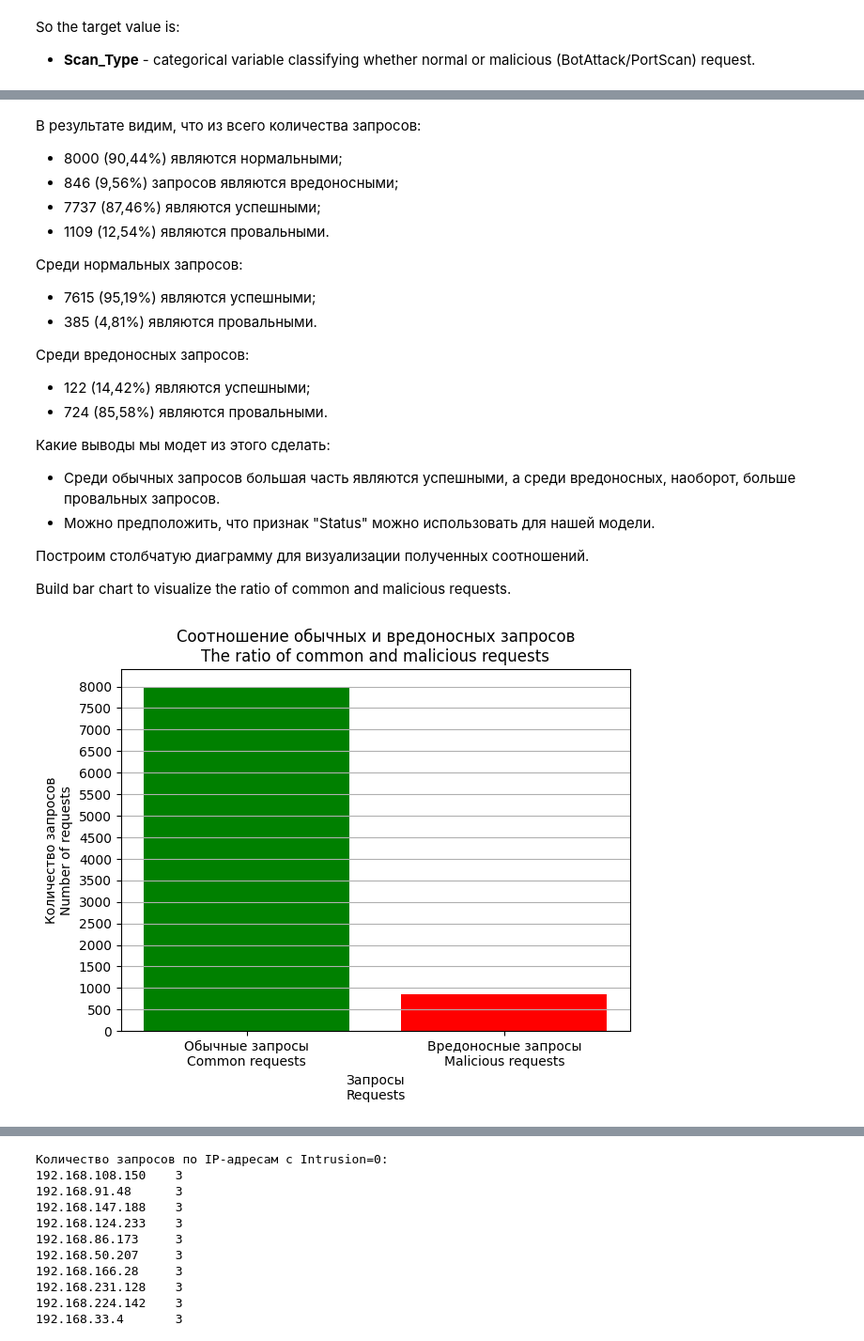
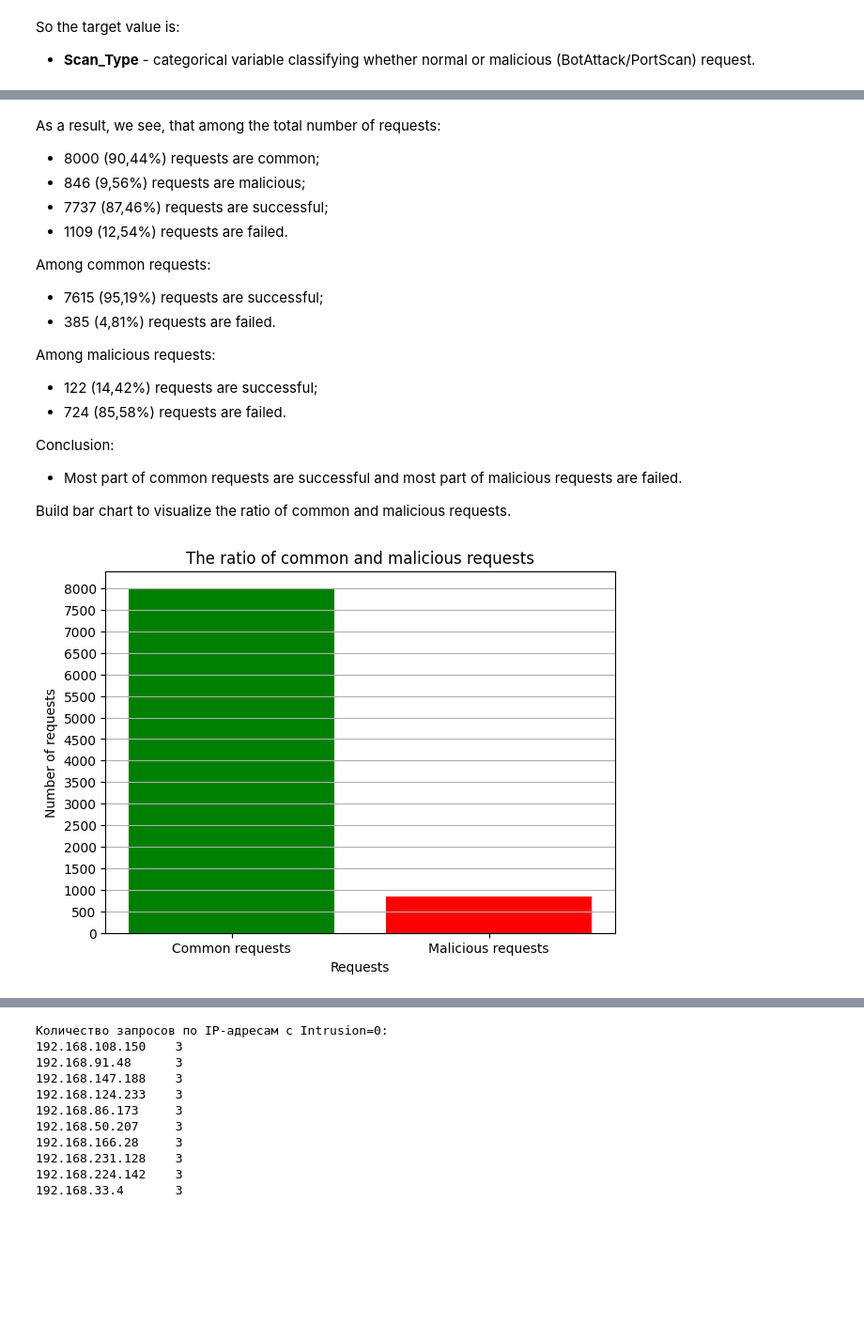
Before and after one commit to iamrus1/Intrusion-Log-Analysis, a Jupyter notebook: Intrusion detection log analysis Eng.ipynb, the cells around one changed output, grey strips where cells are left out. Shown at 94% size. Cells and saved outputs as stored; diff of their text form; code cells hidden in the pictures; blank space fills up the shorter version.

```diff
--- a/Intrusion detection log analysis Eng.ipynb
+++ b/Intrusion detection log analysis Eng.ipynb
@@ -129,38 +129,35 @@ Success    122
 Failure    724
 Name: Malicious, dtype: int64
 # %% [markdown]
-В результате видим, что из всего количества запросов:
-- 8000 (90,44%) являются нормальными;
-- 846 (9,56%) запросов являются вредоносными;
-- 7737 (87,46%) являются успешными;
-- 1109 (12,54%) являются провальными.
+As a result, we see, that among the total number of requests:
+- 8000 (90,44%) requests are common;
+- 846 (9,56%) requests are malicious;
+- 7737 (87,46%) requests are successful;
+- 1109 (12,54%) requests are failed.
 
-Среди нормальных запросов:
-- 7615 (95,19%) являются успешными;
-- 385 (4,81%) являются провальными.
+Among common requests:
+- 7615 (95,19%) requests are successful;
+- 385 (4,81%) requests are failed.
 
-Среди вредоносных запросов:
-- 122 (14,42%) являются успешными;
-- 724 (85,58%) являются провальными.
+Among malicious requests:
+- 122 (14,42%) requests are successful;
+- 724 (85,58%) requests are failed.
 
-Какие выводы мы модет из этого сделать:
-- Среди обычных запросов большая часть являются успешными, а среди  вредоносных, наоборот, больше провальных запросов.
-- Можно предположить, что признак "Status" можно использовать для нашей модели.
-
-Построим столбчатую диаграмму для визуализации полученных соотношений.
+Conclusion:
+- Most part of common requests are successful and most part of malicious requests are failed.
 
 Build bar chart to visualize the ratio of common and malicious requests.
 # %%
 fig, ax = plt.subplots(nrows=1, ncols=1, figsize=(7, 5))
 
-ax.bar(['Обычные запросы\nCommon requests', 'Вредоносные запросы\nMalicious requests'], intrusion_counts,
+ax.bar(['Common requests', 'Malicious requests'], intrusion_counts,
           color=['g', 'r'])
 ax.set_yticks(np.arange(0, np.max(intrusion_counts)+500, 500))
-ax.set_title('Соотношение обычных и вредоносных запросов\nThe ratio of common and malicious requests')
-ax.set_xlabel('Запросы\nRequests')
-ax.set_ylabel('Количество запросов\nNumber of requests')
+ax.set_title('The ratio of common and malicious requests')
+ax.set_xlabel('Requests')
+ax.set_ylabel('Number of requests')
 ax.grid(axis='y')
 # %% [output]
-[figure, old version]
+[figure, new version]
 # %%
 ax = intrusion_statuses.T.plot.bar(rot=0, color=['g', 'r'])
```
Also changed, not shown: parts of 17 cells of this notebook, 1 other file.
